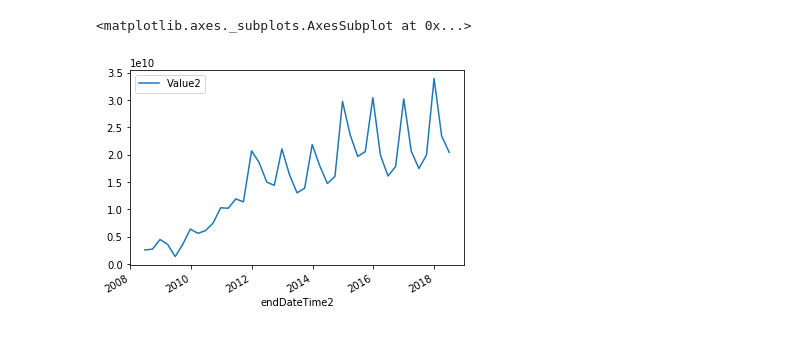
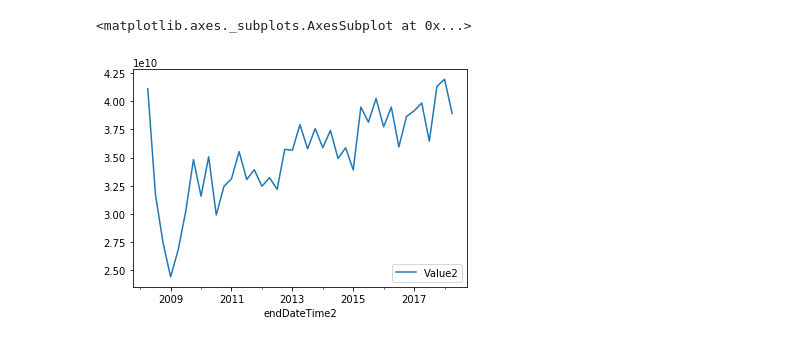
Before and after one commit to raymondmyu/trading, a Jupyter notebook: edgar/SP500Analysis2.ipynb, the cells around one changed output. Drawn from its saved outputs; the diff is of its cells as text; code cells hidden in the pictures.

```diff
--- a/edgar/SP500Analysis2.ipynb
+++ b/edgar/SP500Analysis2.ipynb
@@ -19,6 +11,6 @@ pd.set_option('display.max_colwidth', -1)
 # %%
 # df = pd.read_pickle('sp500_all.pkl')
-ticker = 'AAPL'
+ticker = 'F'
 
 df = pd.read_pickle('currents/{}.pkl'.format(ticker))
 df['ticker'] = ticker
@@ -28,10 +20,11 @@ df['Days'] = (df.endDateTime - df.startDateTime).dt.days
 df.Value = df.Value.astype(float)
 df.Account = df.Account.astype(str)
 df['endDateTime2'] = df.endDateTime - pd.offsets.Day()
+df = df[df.Category==False]
 # %%
 def consolidate_periods(df):
     df_t = df.copy()
-    df_t = df_t.drop_duplicates(subset=['Period'])
+    df_t = df_t.drop_duplicates(subset=['Period'], keep='last')
     df_t.sort_values(['startDateTime','endDateTime2'], inplace=True)
     df_t['to_consolidate'] = df_t.startDateTime.duplicated(keep='first')
     df_t['startDateTime2'] = df_t['startDateTime']
@@ -47,16 +40,28 @@ def consolidate_periods(df):
     if len(df_t)>1:
         df_t = df_t.apply(consolidate, 1)
 
-    df_t = df_t.drop(['startDateTime','endDateTime','Value'],1)
+#     df_t = df_t.drop(['startDateTime','endDateTime','Value'],1)
     df_t['Days2'] = (df_t.endDateTime2 - df_t.startDateTime2).dt.days + 1
     df_t['Period2'] = df_t.startDateTime2.dt.strftime('%Y-%m-%d')+df_t.endDateTime2.dt.strftime('%Y-%m-%d')
 
     return df_t
 
 def get_consolidated_df(df):
-    df_t = df.query("isStartEndPeriod and Category==False").copy()
+    df_t = df.query("isStartEndPeriod").copy()
     df_t = df_t.groupby(['Account','startDateTime']).apply(consolidate_periods).reset_index(drop=True)
-    df_t = df_t.drop_duplicates(subset=['Account','startDateTime2','Period2'])
-    return df_t
+    df_t = df_t.drop_duplicates(subset=['Account','startDateTime2','Period2'], keep='last')
+
+    df_t2 = df.query('isStartEndPeriod==False').copy()
+    df_t2.sort_values(['startDateTime','endDateTime2'], inplace=True)
+    df_t2['to_consolidate'] = False
+    df_t2['startDateTime2'] = df_t2['startDateTime']
+    df_t2['Value2'] = df_t2['Value']
+    df_t2['Days2'] = df_t2['Days']
+    df_t2['Period2'] = df_t2['Period']
+    df_t2 = df_t2.drop_duplicates(subset=['Account','endDateTime2','Period2'], keep='last')
+
+    df_all = pd.concat([df_t,df_t2], ignore_index=True, sort=False)
+
+    return df_all
 # %%
-df_periods = get_consolidated_df(df)
+df_consolidated = get_consolidated_df(df)
@@ -63,6 +114,7 @@ df_periods = get_consolidated_df(df)
 # %%
-df_periods[(df_periods.Account=='us-gaap:GrossProfit') &
-           (df_periods.Days2<100)].sort_values('endDateTime2').plot(x='endDateTime2',y='Value2')
+df_consolidated[(df_consolidated.isStartEndPeriod) &
+           (df_consolidated.Account=='us-gaap:Revenues') &
+           (df_consolidated.Days2<100)].sort_values('endDateTime2').plot(x='endDateTime2',y='Value2')
 # %% [output]
 <matplotlib.axes._subplots.AxesSubplot at 0x...>
-[figure, old version]
+[figure, new version]
```
Also changed, not shown: parts of 6 cells of this notebook, 6 other files.
